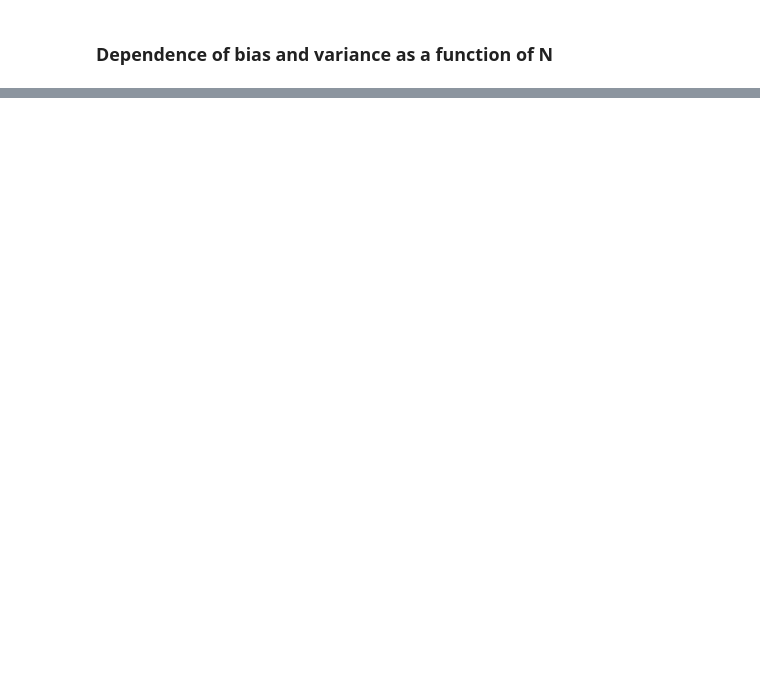
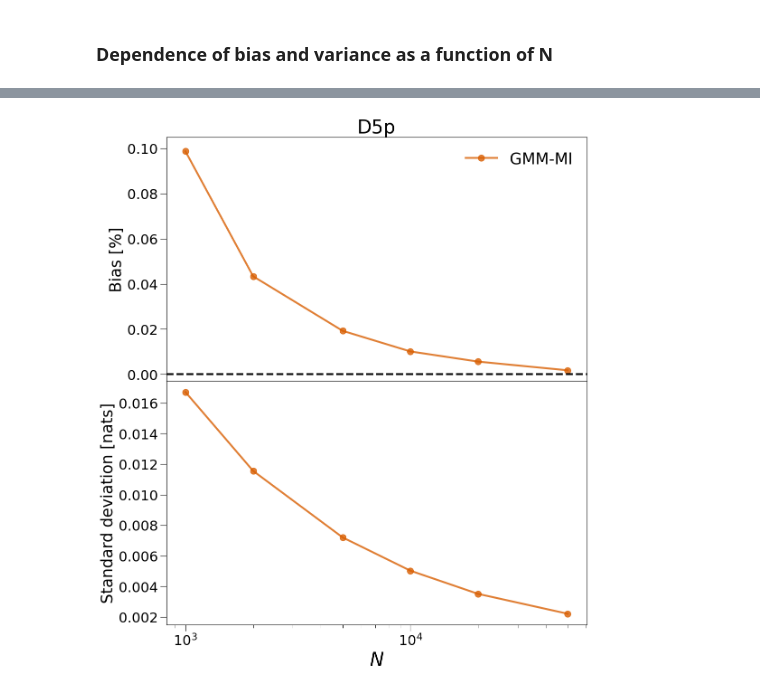
Before and after one commit to dpiras/GMM-MI, a Jupyter notebook: notebooks/synthetic_GMMs/4_MI_D5p_significance.ipynb, the cells around one changed output, grey strips where cells are left out. Drawn from its saved outputs; the diff is of its cells as text; code cells hidden in the pictures; blank space fills up the shorter version.

```diff
--- a/notebooks/synthetic_GMMs/4_MI_D5p_significance.ipynb
+++ b/notebooks/synthetic_GMMs/4_MI_D5p_significance.ipynb
@@ -164,0 +161,34 @@ Estimating MI, and saving results...
+# %%
+N_values = [1000, 2000, 5000, 10000, 20000, 50000]
+MI_values, std_values = [], []
+for N in N_values:
+    MI_file = np.load(f'./results/MI_{label}_501_{N}.npy')[:400]
+    MI_values.append((np.mean(MI_file[:, 0] - analytic) / analytic))
+    std_values.append(np.mean(MI_file[:, 1]))
+
+fig, (ax1, ax2) = plt.subplots(2, 1, figsize=(12, 14), sharex=True)
+lw = 3
+alpha=0.8
+color = '#d95f02'
+
+ax1.tick_params(axis='both', which='major', labelsize=22, size=10)
+ax1.tick_params(axis='both', which='minor', labelsize=22, size=5)
+ax1.plot(N_values, MI_values, '-o', markersize=10, color=color,
+         alpha=alpha, lw=lw, label='GMM-MI')
+ax1.legend(fontsize=25, frameon=False)
+ax1.set_ylabel('Bias [%]', fontsize=25)
+ax1.set_xscale('log')
+ax1.set_title(label, fontsize=30)
+ax1.axhline(0, linewidth=3, c='k', linestyle='--')
+ax1.set_ylim(0-3e-3, 0.105)
+
+ax2.tick_params(axis='both', which='major', labelsize=22, size=10)
+ax2.tick_params(axis='both', which='minor', labelsize=22, size=5)
+ax2.plot(N_values, std_values, '-o', markersize=10, color=color,
+         alpha=alpha, lw=lw, label='GMM-MI')
+ax2.set_ylabel('Standard deviation [nats]', fontsize=25);
+ax2.set_xscale('log')
+ax2.set_xlabel(r'$N$', fontsize=30)
+fig.subplots_adjust(wspace=0, hspace=0);
+# %% [output]
+[figure, added]
```
Also changed, not shown: parts of 5 cells of this notebook, 13 other files.
